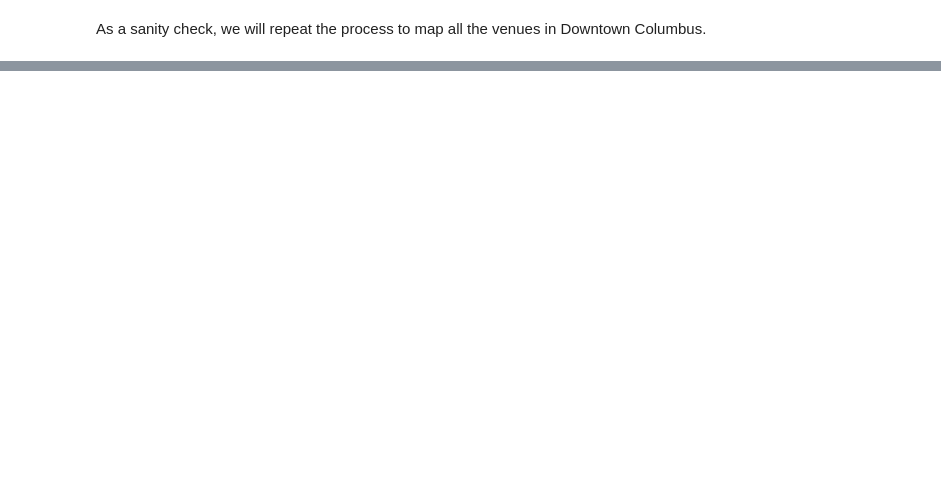
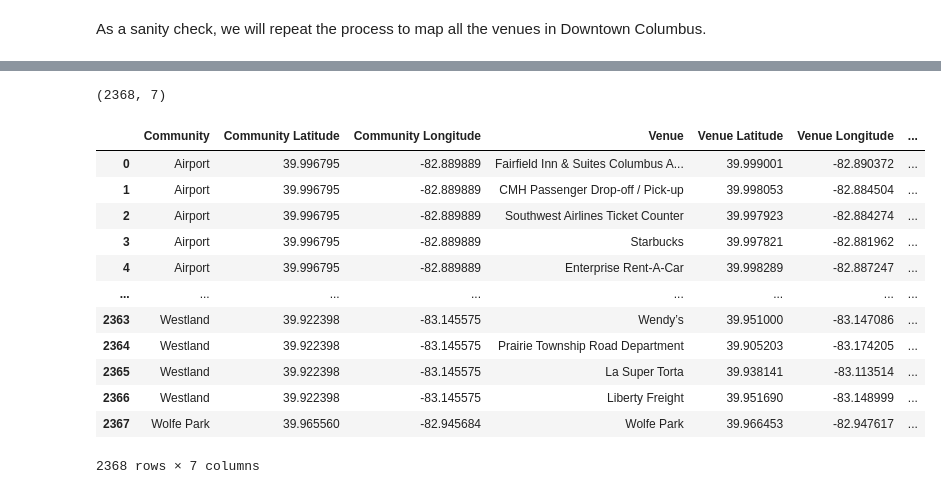
Before and after one commit to alexanderWhile/Coursera_Capstone, a Jupyter notebook: notebook.ipynb, the cells around one changed output, grey strips where cells are left out. Saved outputs shown, nothing was run; the diff lists cells and outputs as text; code cells hidden in the pictures; blank space fills up the shorter version.

```diff
--- a/notebook.ipynb
+++ b/notebook.ipynb
@@ -226,0 +311,18 @@ DOWNTOWN_MAP
+# %%
+print(COLUMBUS_VENUES.shape)
+COLUMBUS_VENUES
+# %% [output]
+(2368, 7)
+|  | Community | Community Latitude | Community Longitude | Venue | Venue Latitude | Venue Longitude | ... |
+| 0 | Airport | 39.996795 | -82.889889 | Fairfield Inn & Suites Columbus A... | 39.999001 | -82.890372 | ... |
+| 1 | Airport | 39.996795 | -82.889889 | CMH Passenger Drop-off / Pick-up | 39.998053 | -82.884504 | ... |
+| 2 | Airport | 39.996795 | -82.889889 | Southwest Airlines Ticket Counter | 39.997923 | -82.884274 | ... |
+| 3 | Airport | 39.996795 | -82.889889 | Starbucks | 39.997821 | -82.881962 | ... |
+| 4 | Airport | 39.996795 | -82.889889 | Enterprise Rent-A-Car | 39.998289 | -82.887247 | ... |
+| ... | ... | ... | ... | ... | ... | ... | ... |
+| 2363 | Westland | 39.922398 | -83.145575 | Wendy’s | 39.951000 | -83.147086 | ... |
+| 2364 | Westland | 39.922398 | -83.145575 | Prairie Township Road Department | 39.905203 | -83.174205 | ... |
+| 2365 | Westland | 39.922398 | -83.145575 | La Super Torta | 39.938141 | -83.113514 | ... |
+| 2366 | Westland | 39.922398 | -83.145575 | Liberty Freight | 39.951690 | -83.148999 | ... |
+| 2367 | Wolfe Park | 39.965560 | -82.945684 | Wolfe Park | 39.966453 | -82.947617 | ... |
+2368 rows × 7 columns
```
Also changed, not shown: parts of 10 cells of this notebook.
